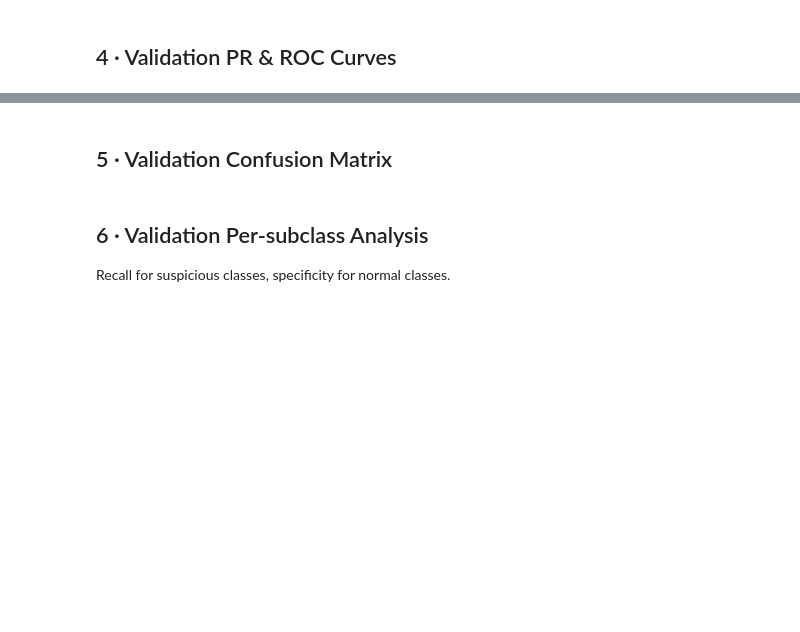
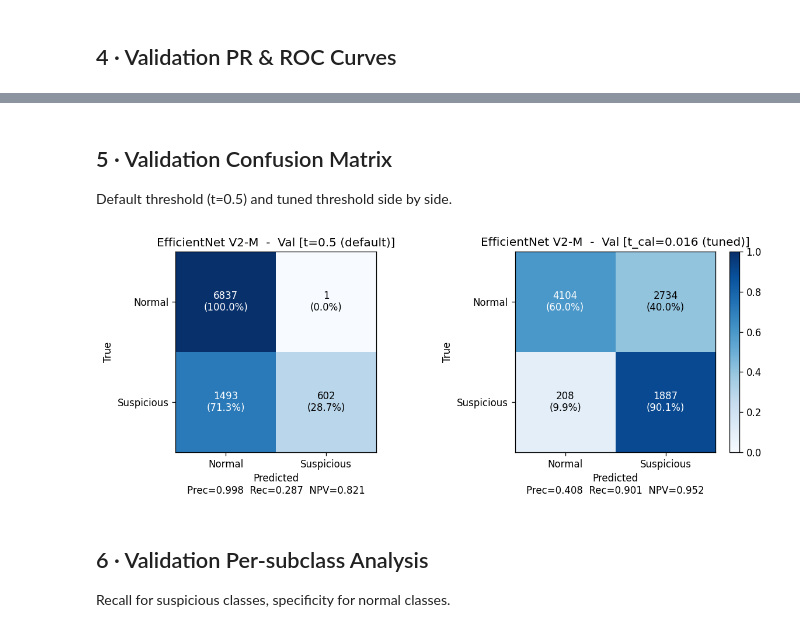
Before and after one commit to Jordixu/AAIB, a Jupyter notebook: notebooks/results_efficientnet_v2_m.ipynb, the cells around one changed output, grey strips where cells are left out. Saved outputs shown, nothing was run; the diff lists cells and outputs as text; code cells hidden in the pictures; blank space fills up the shorter version.

Commit message:
Modified the notebooks to include test threshold results

```diff
--- a/notebooks/results_efficientnet_v2_m.ipynb
+++ b/notebooks/results_efficientnet_v2_m.ipynb
@@ -41,7 +41,7 @@ from sklearn.metrics import (
 from kvasir_triage.data.labels import BINARY_LABEL
 
 # ── MODEL CONFIG ──────────────────────────────────────────────────────────────
-MODEL_CONFIG = "efficientnet_v2_m"
+MODEL_CONFIG = "efficientnet_v2_m_full"
 DISPLAY_NAME = "EfficientNet V2-M"
 
 RUNS_ROOT      = PROJECT_ROOT / "outputs" / "runs"
@@ -243,7 +256,7 @@ else:
     if cal:
         print("\nThreshold calibration (from evaluate.py):")
         cal_rows = []
-        for key, label in [("pr_auc", "PR-AUC"), ("mcc", "MCC"), ("npv", "NPV"), ("t_safe", "t_safe")]:
+        for key, label in [("pr_auc", "PR-AUC"), ("mcc", "MCC"), ("npv", "NPV"), ("threshold", "threshold"), ("recall", "recall@t"), ("precision", "prec@t"), ("status", "status")]:
             if key in cal and cal[key] is not None:
                 v = cal[key]
                 cal_rows.append({
@@ -290,39 +322,60 @@ else:
 # %% [markdown]
 ## 5 · Validation Confusion Matrix
+
+Default threshold (t=0.5) and tuned threshold side by side.
 # %%
 if val_data is None:
     print("No validation predictions available.")
 else:
     logits, labels, _subs = val_data
-    probs  = 1 / (1 + np.exp(-logits))
-    preds  = (probs >= THRESHOLD).astype(int)
-    cm     = confusion_matrix(labels, preds)
-    cm_pct = cm.astype(float) / cm.sum(axis=1, keepdims=True)
+    probs = 1 / (1 + np.exp(-logits))
 
-    fig, ax = plt.subplots(figsize=(5, 4))
-    im = ax.imshow(cm_pct, vmin=0, vmax=1, cmap="Blues")
-    tick_labels = ["Normal", "Suspicious"]
-    ax.set_xticks([0, 1]); ax.set_xticklabels(tick_labels)
-    ax.set_yticks([0, 1]); ax.set_yticklabels(tick_labels)
-    ax.set_xlabel("Predicted"); ax.set_ylabel("True")
-    for i in range(2):
-        for j in range(2):
-            ax.text(
-                j, i, f"{cm[i, j]}\n({cm_pct[i, j]:.1%})",
-                ha="center", va="center", fontsize=10,
-                color="white" if cm_pct[i, j] > 0.5 else "black",
-            )
-    plt.colorbar(im, ax=ax, fraction=0.046)
-    ax.set_title(f"{DISPLAY_NAME} \u2014 Confusion matrix (Val, t={THRESHOLD})")
+    cal = load_threshold_cal(run_dir) if run_dir else {}
+    t_cal = cal.get("threshold") or cal.get("closest_threshold")
+    t_cal_str = (
+        f"t_cal={t_cal:.3f}" if cal.get("threshold") is not None
+        else f"closest_t={t_cal:.3f}" if t_cal is not None
+        else None
+    )
+
+    thresholds = [(0.5, "t=0.5 (default)")]
+    if t_cal is not None:
+        thresholds.append((t_cal, f"{t_cal_str} (tuned)"))
+
+    ncols = len(thresholds)
+    fig, axes = plt.subplots(1, ncols, figsize=(5 * ncols, 4))
+    axes = [axes] if ncols == 1 else list(axes)
+
+    last_im = None
+    for ax, (thresh, label) in zip(axes, thresholds):
+        preds  = (probs >= thresh).astype(int)
+        cm     = confusion_matrix(labels, preds)
+        cm_pct = cm.astype(float) / cm.sum(axis=1, keepdims=True)
+        last_im = ax.imshow(cm_pct, vmin=0, vmax=1, cmap="Blues")
+        tick_labels = ["Normal", "Suspicious"]
+        ax.set_xticks([0, 1]); ax.set_xticklabels(tick_labels)
+        ax.set_yticks([0, 1]); ax.set_yticklabels(tick_labels)
+        for i in range(2):
+            for j in range(2):
+                ax.text(
+                    j, i, f"{cm[i, j]}\n({cm_pct[i, j]:.1%})",
+                    ha="center", va="center", fontsize=10,
+                    color="white" if cm_pct[i, j] > 0.5 else "black",
+                )
+        tp = cm[1, 1]; tn = cm[0, 0]; fp = cm[0, 1]; fn = cm[1, 0]
+        prec_v = tp / (tp + fp) if (tp + fp) > 0 else float("nan")
+        rec_v  = tp / (tp + fn) if (tp + fn) > 0 else float("nan")
+        npv_v  = tn / (tn + fn) if (tn + fn) > 0 else float("nan")
+        ax.set_title(f"{DISPLAY_NAME}  -  Val [{label}]")
+        ax.set_ylabel("True")
+        ax.set_xlabel(f"Predicted\nPrec={prec_v:.3f}  Rec={rec_v:.3f}  NPV={npv_v:.3f}")
+
+    if last_im is not None:
+        plt.colorbar(last_im, ax=axes[-1], fraction=0.046)
     fig.tight_layout()
     plt.show()
-
-    tp = cm[1, 1]; tn = cm[0, 0]; fp = cm[0, 1]; fn = cm[1, 0]
-    print(
-        f"Precision: {tp/(tp+fp) if (tp+fp)>0 else float('nan'):.4f}  "
-        f"Recall: {tp/(tp+fn) if (tp+fn)>0 else float('nan'):.4f}  "
-        f"NPV: {tn/(tn+fn) if (tn+fn)>0 else float('nan'):.4f}"
-    )
+# %% [output]
+[figure, added]
 # %% [markdown]
 ## 6 · Validation Per-subclass Analysis
 
```
Also changed, not shown: parts of 10 cells of this notebook, 7 other files.
